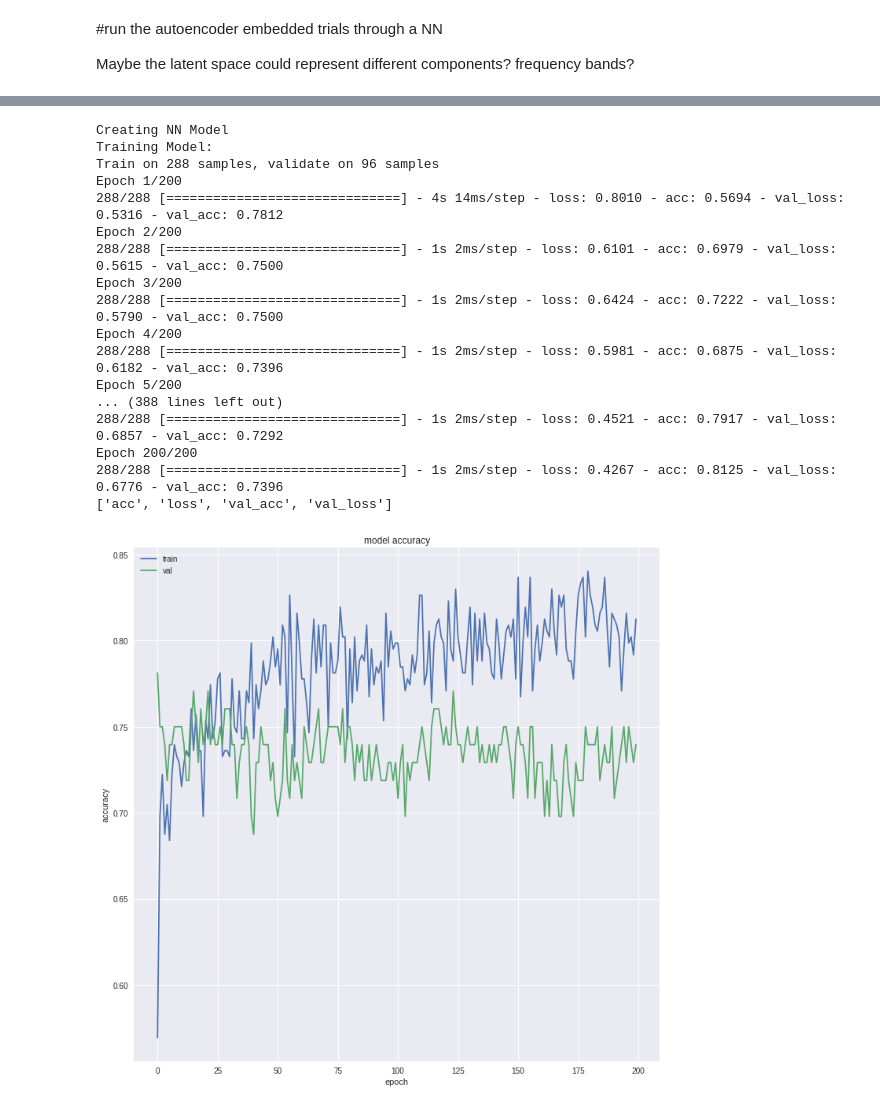
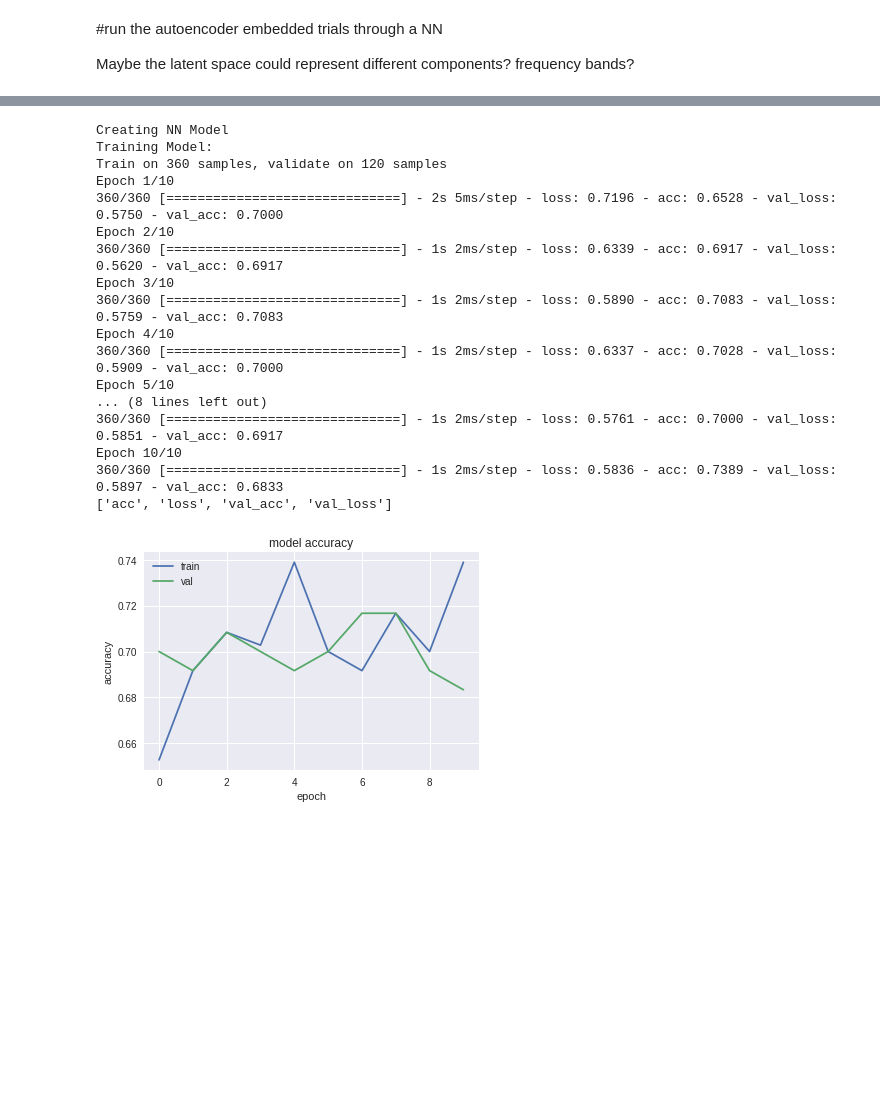
Before and after one commit to kylemath/DeepEEG, a Jupyter notebook: notebooks/DeepEEG.ipynb, the cells around one changed output, grey strips where cells are left out. Saved outputs shown, nothing was run; the diff lists cells and outputs as text; code cells hidden in the pictures; blank space fills up the shorter version.

```diff
--- a/notebooks/DeepEEG.ipynb
+++ b/notebooks/DeepEEG.ipynb
@@ -805,28 +817,28 @@ Class Weights: [0.68899522 1.82278481]
 # %%
 model, encoder = CreateModel(input_shape,num_classes,
                     model_type='NN', batch_size = 4)
 
 traintestval(model, class_weights,
              x_train,x_test,x_val,
              y_train,y_test,y_val,
-             batch_size=4,train_epochs=200,
+             batch_size=4,train_epochs=10,
              model_type='NN')
 # %% [output]
 Creating NN Model
 Training Model:
-Train on 288 samples, validate on 96 samples
-Epoch 1/200
-288/288 [==============================] - 4s 14ms/step - loss: 0.8010 - acc: 0.5694 - val_loss: 0.5316 - val_acc: 0.7812
-Epoch 2/200
-288/288 [==============================] - 1s 2ms/step - loss: 0.6101 - acc: 0.6979 - val_loss: 0.5615 - val_acc: 0.7500
-Epoch 3/200
-288/288 [==============================] - 1s 2ms/step - loss: 0.6424 - acc: 0.7222 - val_loss: 0.5790 - val_acc: 0.7500
-Epoch 4/200
-288/288 [==============================] - 1s 2ms/step - loss: 0.5981 - acc: 0.6875 - val_loss: 0.6182 - val_acc: 0.7396
-Epoch 5/200
-... (388 lines left out)
-288/288 [==============================] - 1s 2ms/step - loss: 0.4521 - acc: 0.7917 - val_loss: 0.6857 - val_acc: 0.7292
-Epoch 200/200
-288/288 [==============================] - 1s 2ms/step - loss: 0.4267 - acc: 0.8125 - val_loss: 0.6776 - val_acc: 0.7396
+Train on 360 samples, validate on 120 samples
+Epoch 1/10
+360/360 [==============================] - 2s 5ms/step - loss: 0.7196 - acc: 0.6528 - val_loss: 0.5750 - val_acc: 0.7000
+Epoch 2/10
+360/360 [==============================] - 1s 2ms/step - loss: 0.6339 - acc: 0.6917 - val_loss: 0.5620 - val_acc: 0.6917
+Epoch 3/10
+360/360 [==============================] - 1s 2ms/step - loss: 0.5890 - acc: 0.7083 - val_loss: 0.5759 - val_acc: 0.7083
+Epoch 4/10
+360/360 [==============================] - 1s 2ms/step - loss: 0.6337 - acc: 0.7028 - val_loss: 0.5909 - val_acc: 0.7000
+Epoch 5/10
+... (8 lines left out)
+360/360 [==============================] - 1s 2ms/step - loss: 0.5761 - acc: 0.7000 - val_loss: 0.5851 - val_acc: 0.6917
+Epoch 10/10
+360/360 [==============================] - 1s 2ms/step - loss: 0.5836 - acc: 0.7389 - val_loss: 0.5897 - val_acc: 0.6833
 ['acc', 'loss', 'val_acc', 'val_loss']
-[figure, old version]
+[figure, new version]
```
Also changed, not shown: parts of 8 cells of this notebook.
